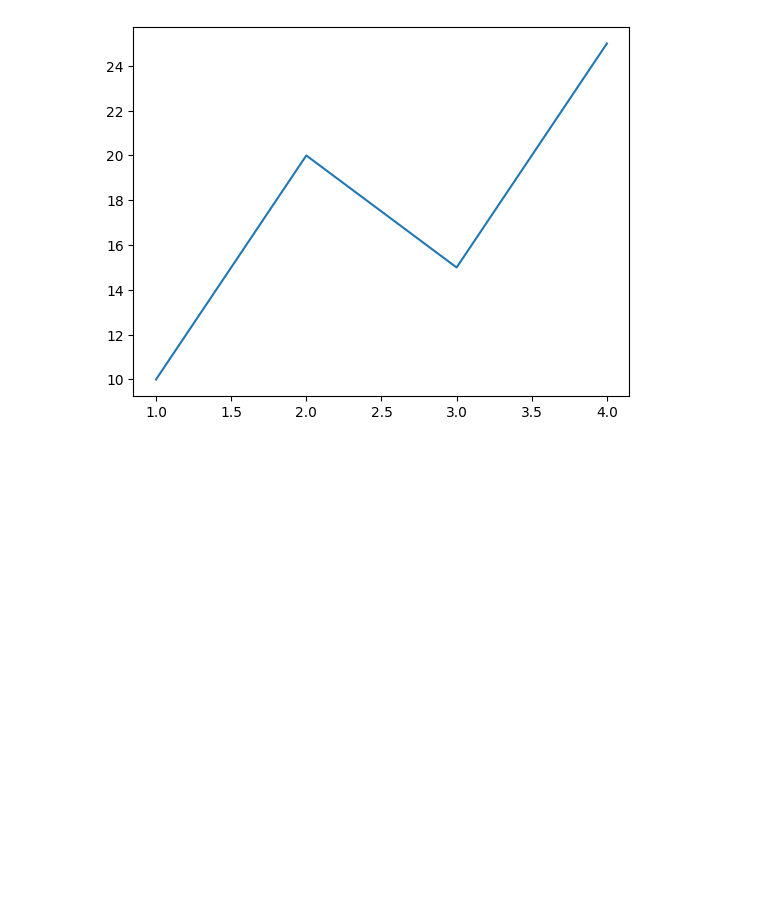
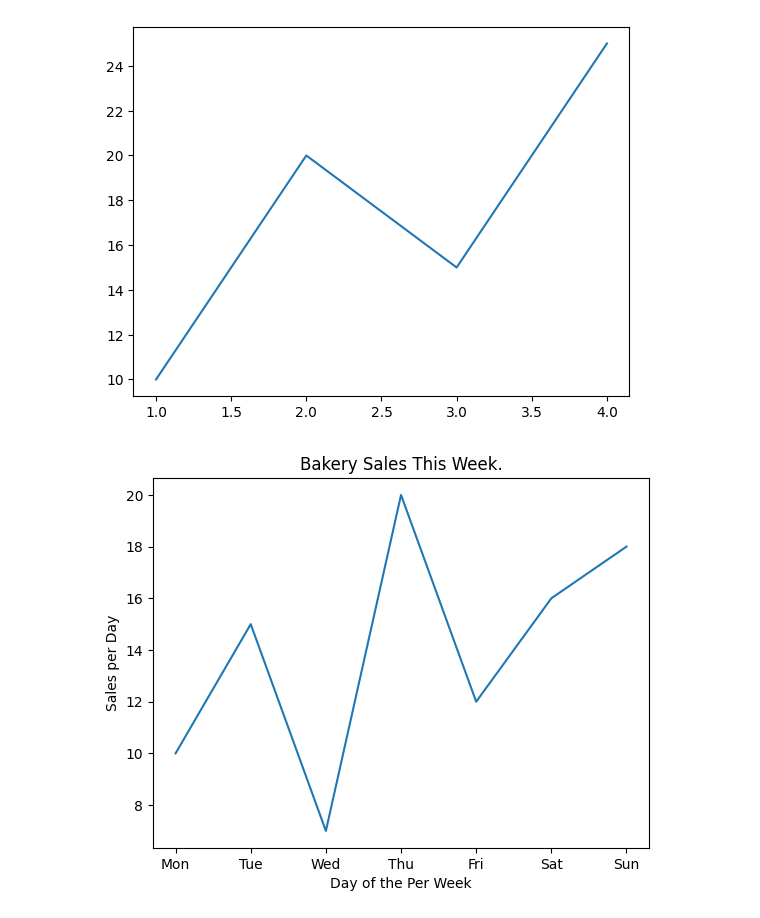
Before and after one commit to shubhammadane/pandas-by-shubhammadane, a Jupyter notebook: Matplotlib_in_python_by_Shubham_Madane.ipynb, the cells around one changed output. Saved outputs shown, nothing was run; the diff lists cells and outputs as text; code cells hidden in the pictures; blank space fills up the shorter version.

```diff
--- a/Matplotlib_in_python_by_Shubham_Madane.ipynb
+++ b/Matplotlib_in_python_by_Shubham_Madane.ipynb
@@ -25,3 +25,14 @@ plt.plot(x,y)
 plt.show()
 # %% [output]
 [figure]
+# %%
+x = ['Mon', 'Tue', 'Wed', 'Thu', 'Fri', 'Sat', 'Sun']
+y = [10,15,7,20,12,16,18]
+
+plt.plot(x,y)
+plt.title("Bakery Sales This Week.")
+plt.ylabel("Sales per Day")
+plt.xlabel("Day of the Per Week")
+plt.show()
+# %% [output]
+[figure, added]
```
